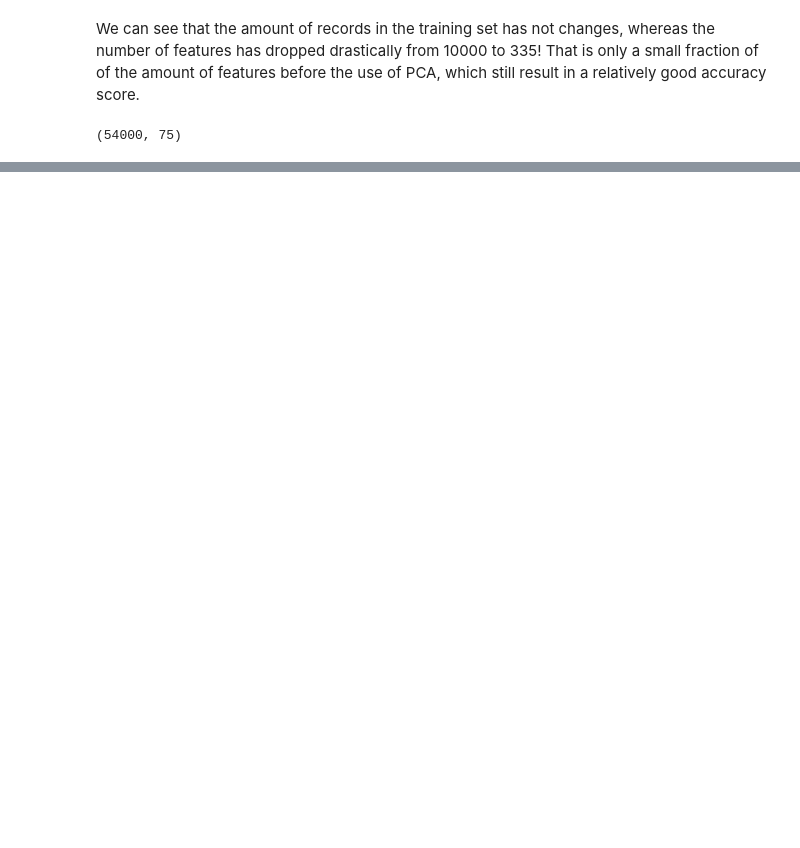
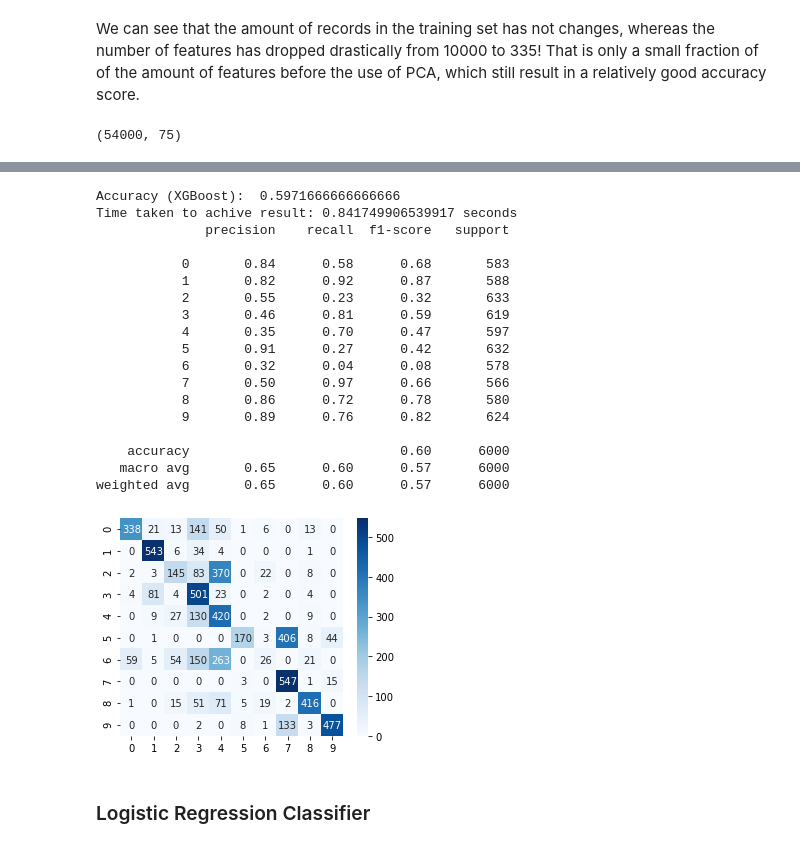
Before and after one commit to appeldaniel1998/Data-Visualization-Final-Project, a Jupyter notebook: Fashion MNIST.ipynb, the cells around one changed output, grey strips where cells are left out. Cells and saved outputs as stored; diff of their text form; code cells hidden in the pictures; blank space fills up the shorter version.

Commit message:
Finished runs of notebook, added Kmeans, Naive Bayes

```diff
--- a/Fashion MNIST.ipynb
+++ b/Fashion MNIST.ipynb
@@ -271,0 +268,40 @@ For our second classifier we will choose <b>Logistic Regression</b>. This classi
+# %%
+#Gaussian Naive Bayes
+def gnb(X_train, y_train, X_test, y_test):
+    start_timeGaussianNB = time.time()
+    modelGNB = GaussianNB()
+    modelGNB.fit(X_train, y_train)
+    predictionsGNB = modelGNB.predict(X_test)
+    accuracyGNB = metrics.accuracy_score(y_test, predictionsGNB)
+    print("Accuracy (XGBoost): ", accuracyGNB)
+    timeGNB = time.time() - start_timeGaussianNB
+    print("Time taken to achive result: %s seconds" % (timeGNB))
+
+    plt.figure(figsize=(5,4))
+    print(classification_report(y_test, predictionsGNB))
+    sns.heatmap(confusion_matrix(y_test, predictionsGNB), cmap = "Blues", annot=True, fmt = '.0f')
+    return modelGNB, predictionsGNB, accuracyGNB, timeGNB
+
+modelGNB, predictionsGNB, accuracyGNB, timeGNB = gnb(X_train, y_train, X_test, y_test)
+# %% [output]
+Accuracy (XGBoost):  0.5971666666666666
+Time taken to achive result: 0.841749906539917 seconds
+              precision    recall  f1-score   support
+
+           0       0.84      0.58      0.68       583
+           1       0.82      0.92      0.87       588
+           2       0.55      0.23      0.32       633
+           3       0.46      0.81      0.59       619
+           4       0.35      0.70      0.47       597
+           5       0.91      0.27      0.42       632
+           6       0.32      0.04      0.08       578
+           7       0.50      0.97      0.66       566
+           8       0.86      0.72      0.78       580
+           9       0.89      0.76      0.82       624
+
+    accuracy                           0.60      6000
+   macro avg       0.65      0.60      0.57      6000
+weighted avg       0.65      0.60      0.57      6000
+[figure, added]
+# %% [markdown]
+### Logistic Regression Classifier
```
Also changed, not shown: parts of 81 cells of this notebook.
